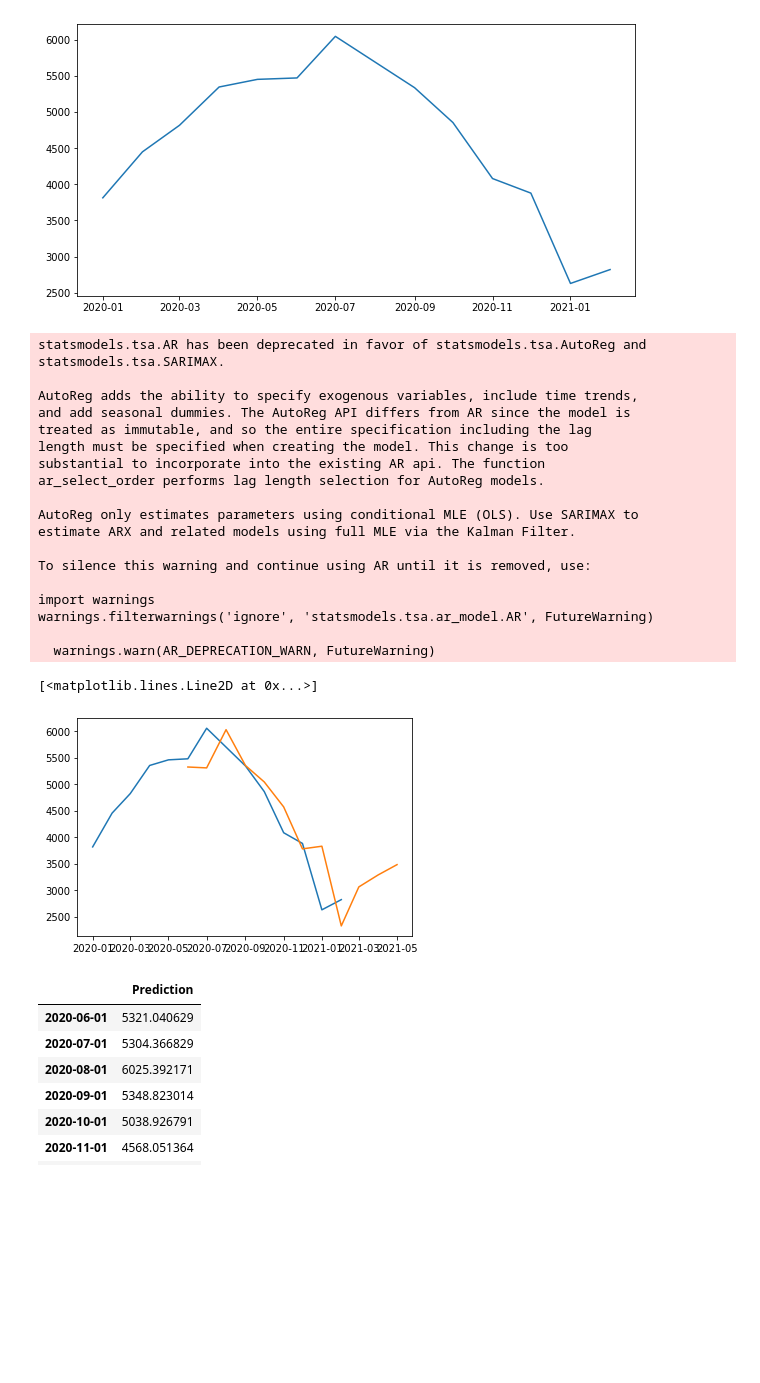
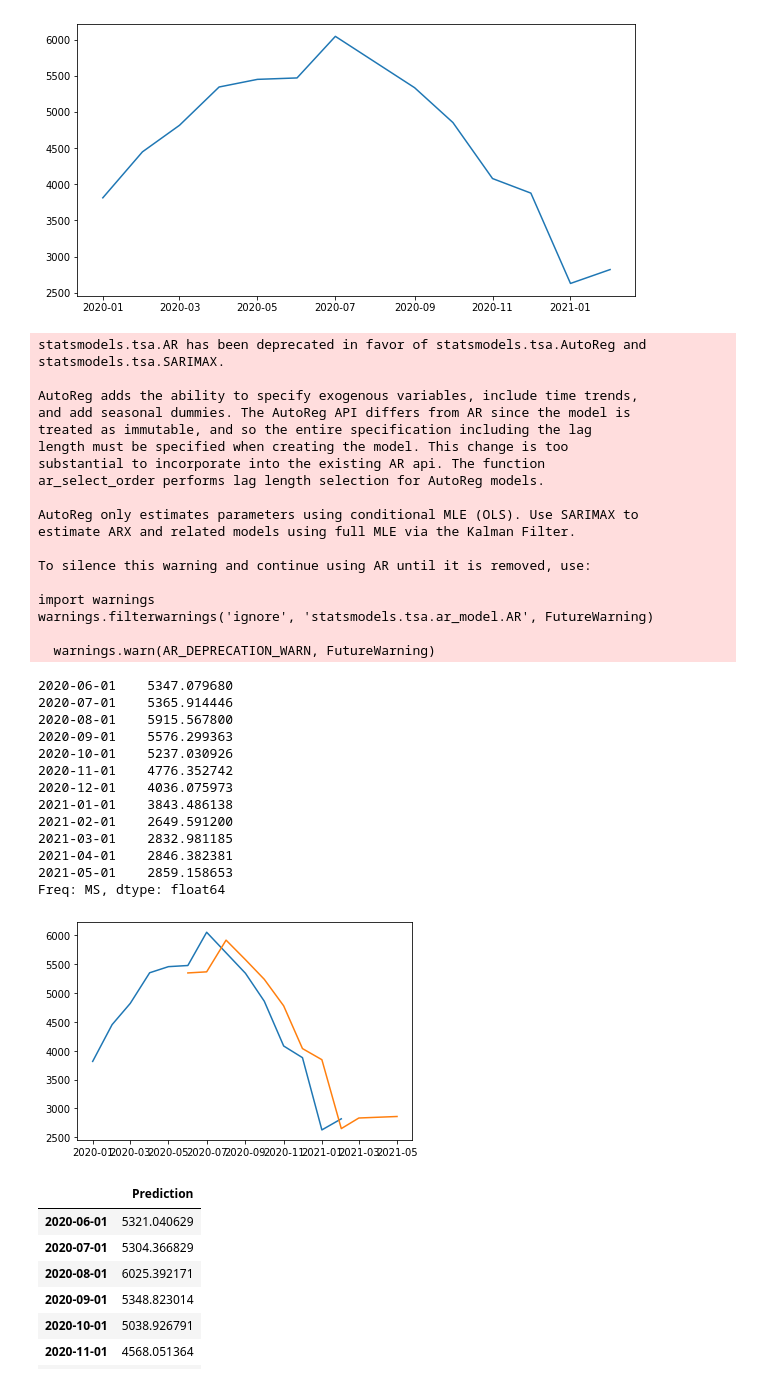
Before and after one commit to Astrobert0/Project-4, a Jupyter notebook: Analysis.ipynb, the cells around one changed output. Saved outputs shown, nothing was run; the diff lists cells and outputs as text; code cells hidden in the pictures; blank space fills up the shorter version.

```diff
--- a/Analysis.ipynb
+++ b/Analysis.ipynb
@@ -338,33 +338,46 @@ dfsavings
 # %%
 #AR Model
 train , test = dfsavings[0],dfsavings[-1:]
 model = AR(train)
-model_fit = model.fit(maxlag=2)
+model_fit = model.fit(maxlag=1)
 prediction = model_fit.predict(start =5,end=len(train)+len(test)+1,dynamic=False)
 plt.plot(dfsavings)
 plt.plot(prediction)
+prediction
 # %% [output]
 statsmodels.tsa.AR has been deprecated in favor of statsmodels.tsa.AutoReg and
 statsmodels.tsa.SARIMAX.
 
 AutoReg adds the ability to specify exogenous variables, include time trends,
 and add seasonal dummies. The AutoReg API differs from AR since the model is
 treated as immutable, and so the entire specification including the lag
 length must be specified when creating the model. This change is too
 substantial to incorporate into the existing AR api. The function
 ar_select_order performs lag length selection for AutoReg models.
 
 AutoReg only estimates parameters using conditional MLE (OLS). Use SARIMAX to
 estimate ARX and related models using full MLE via the Kalman Filter.
 
 To silence this warning and continue using AR until it is removed, use:
 
 import warnings
 warnings.filterwarnings('ignore', 'statsmodels.tsa.ar_model.AR', FutureWarning)
 
   warnings.warn(AR_DEPRECATION_WARN, FutureWarning)
-[<matplotlib.lines.Line2D at 0x...>]
+2020-06-01    5347.079680
+2020-07-01    5365.914446
+2020-08-01    5915.567800
+2020-09-01    5576.299363
+2020-10-01    5237.030926
+2020-11-01    4776.352742
+2020-12-01    4036.075973
+2021-01-01    3843.486138
+2021-02-01    2649.591200
+2021-03-01    2832.981185
+2021-04-01    2846.382381
+2021-05-01    2859.158653
+Freq: MS, dtype: float64
-[figure, old version]
+[figure, new version]
 # %%
 plt.figure(figsize=[15,7])
 plt.plot(dfsavings)
```
Also changed, not shown: parts of 1 cell of this notebook, 1 other file.
